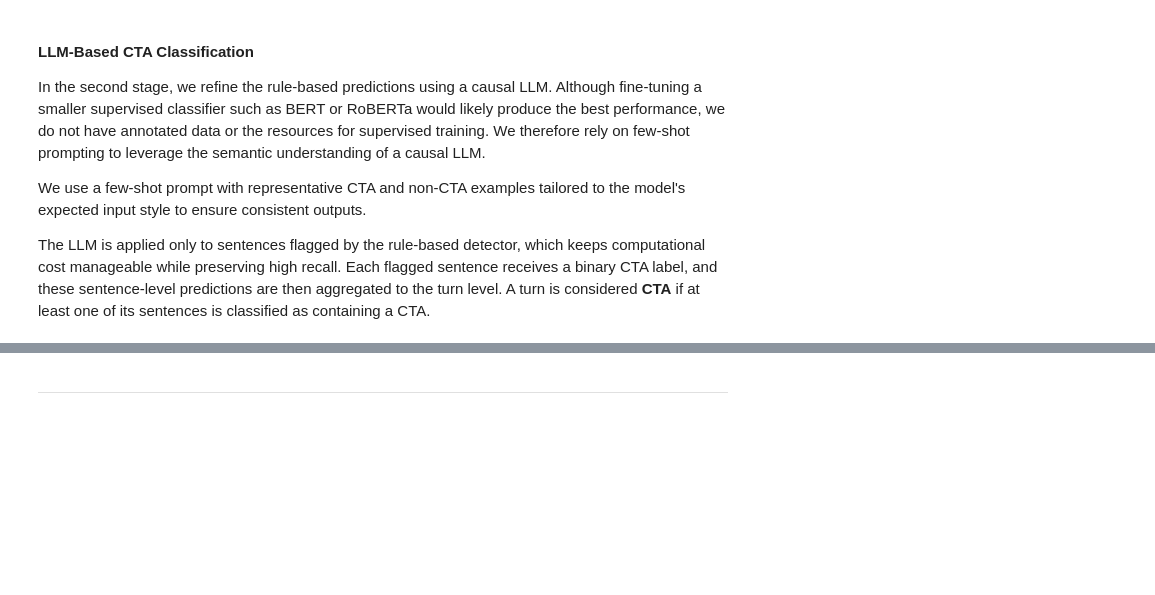
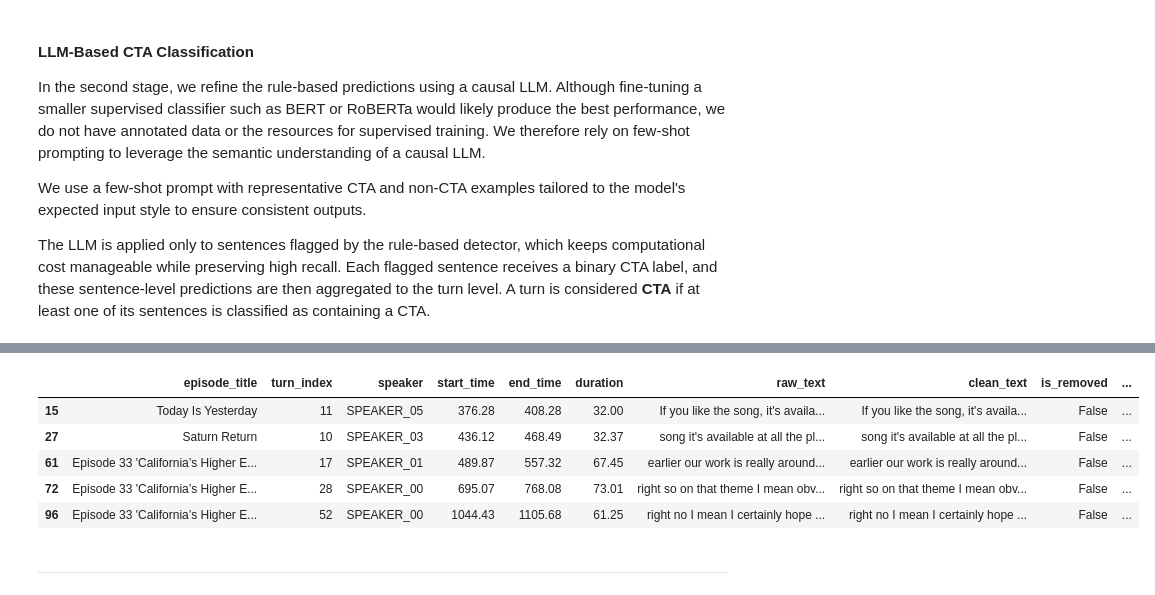
Before and after one commit to au-nlp/project-milestone-p2-group4, a Jupyter notebook: cta-pipeline.ipynb, the cells around one changed output, grey strips where cells are left out. Drawn from its saved outputs; the diff is of its cells as text; code cells hidden in the pictures; blank space fills up the shorter version.

```diff
--- a/cta-pipeline.ipynb
+++ b/cta-pipeline.ipynb
@@ -339,0 +527,22 @@ turns_df['cta_sentences'].sum() * (19 / 24) / 60 / 60
+# %%
+# Aggregating back to turns_df
+turn_llm_cta = sent_df.groupby(['mp3_url', 'turn_index'])['has_cta'].any()
+turn_llm_cta_count = sent_df.groupby(['mp3_url', 'turn_index'])['has_cta'].sum()
+
+turns_df = turns_df.merge(
+    turn_llm_cta.rename("has_cta"),
+    on=["mp3_url", "turn_index"],
+    how="left"
+)
+
+turns_df = turns_df.merge(
+    turn_llm_cta_count.rename("num_cta_sentences"),
+    on=["mp3_url", "turn_index"],
+    how="left"
+)
+
+turns_df = turns_df.merge(
+    cta_sentence_lists,
+    on=["mp3_url", "turn_index"],
+    how="left"
+)
@@ -339,0 +558,9 @@ turns_df['cta_sentences'].sum() * (19 / 24) / 60 / 60
+# %%
+turns_df[turns_df["has_cta"]==True].head()
+# %% [output]
+|  | episode_title | turn_index | speaker | start_time | end_time | duration | raw_text | clean_text | is_removed | ... |
+| 15 | Today Is Yesterday | 11 | SPEAKER_05 | 376.28 | 408.28 | 32.00 | If you like the song, it's availa... | If you like the song, it's availa... | False | ... |
+| 27 | Saturn Return | 10 | SPEAKER_03 | 436.12 | 468.49 | 32.37 | song it's available at all the pl... | song it's available at all the pl... | False | ... |
+| 61 | Episode 33 'California’s Higher E... | 17 | SPEAKER_01 | 489.87 | 557.32 | 67.45 | earlier our work is really around... | earlier our work is really around... | False | ... |
+| 72 | Episode 33 'California’s Higher E... | 28 | SPEAKER_00 | 695.07 | 768.08 | 73.01 | right so on that theme I mean obv... | right so on that theme I mean obv... | False | ... |
+| 96 | Episode 33 'California’s Higher E... | 52 | SPEAKER_00 | 1044.43 | 1105.68 | 61.25 | right no I mean I certainly hope ... | right no I mean I certainly hope ... | False | ... |
```
Also changed, not shown: parts of 27 cells of this notebook, 2 other files.
